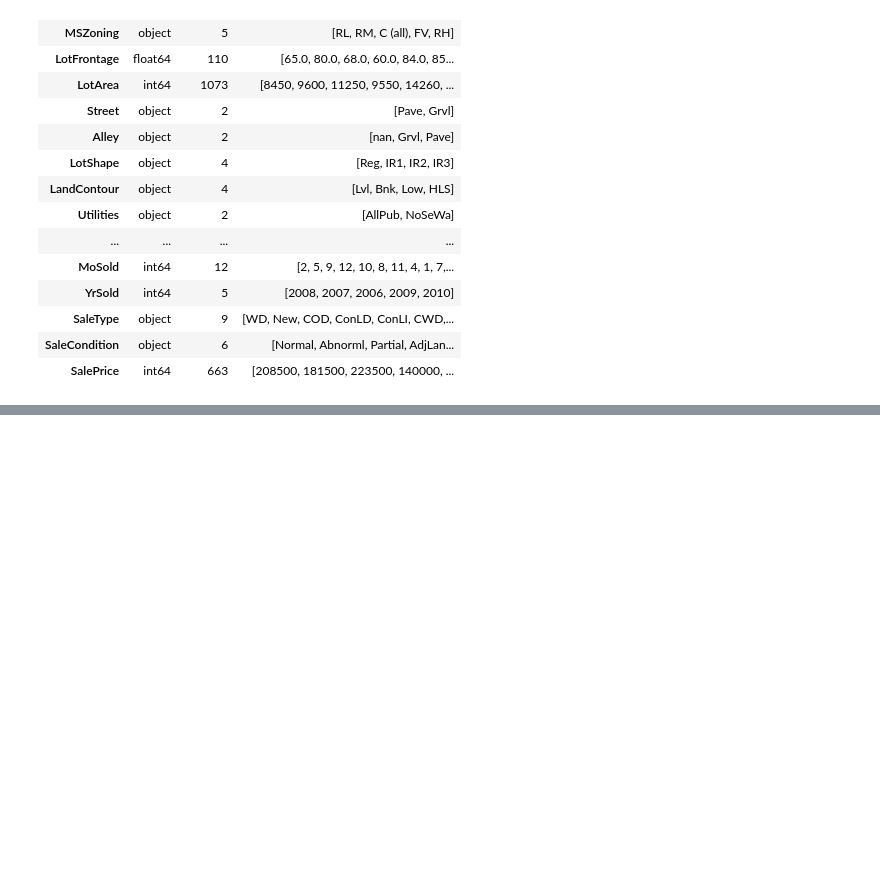
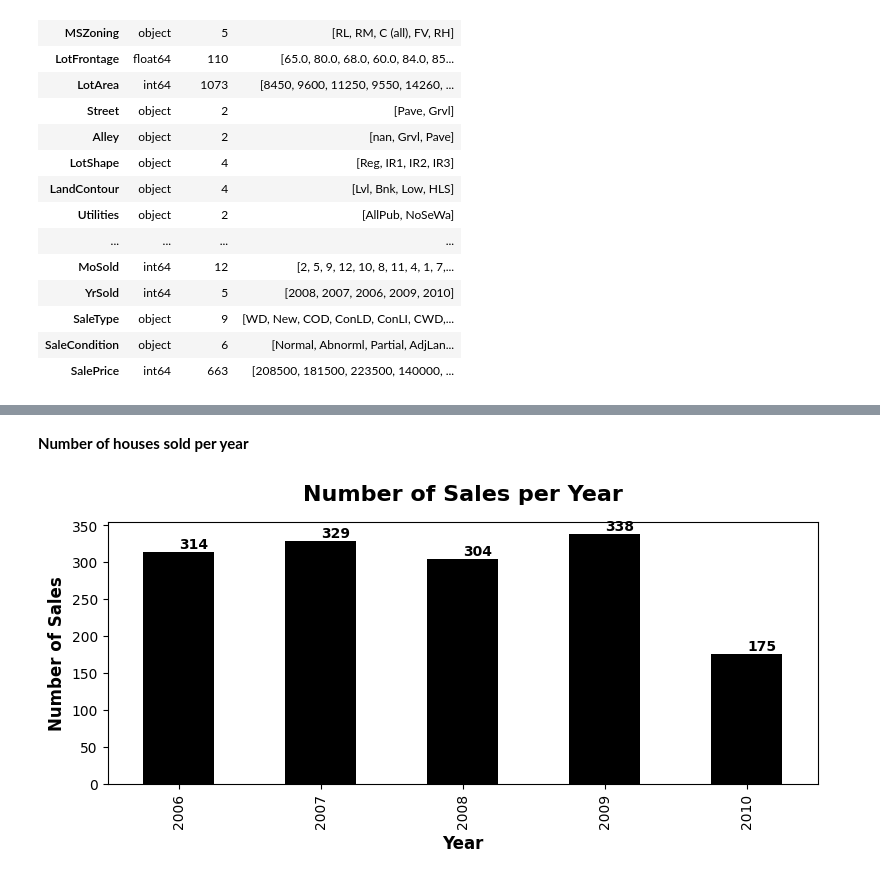
Before and after one commit to annugit1655/Real-Estate-Price-Prediction, a Jupyter notebook: Real-Estate-Price-Prediction/notebooks/eda-time-series.ipynb, the cells around one changed output, grey strips where cells are left out. Saved outputs shown, nothing was run; the diff lists cells and outputs as text; code cells hidden in the pictures; blank space fills up the shorter version.

```diff
--- a/Real-Estate-Price-Prediction/notebooks/eda-time-series.ipynb
+++ b/Real-Estate-Price-Prediction/notebooks/eda-time-series.ipynb
@@ -197,0 +209,23 @@ dtype_df
+# %% [markdown]
+**Number of houses sold per year**
+# %%
+# house sales volume by year will consider feature `YrSold` and aggregate data on this
+new_df = df_train.copy()
+
+sales_volume = new_df.groupby(['YrSold']).size()
+
+# Visualize by bar chart
+sales_volume.plot(kind='bar', color="k", figsize=(8, 4))
+# Annotate the text
+for i, v in enumerate(sales_volume):
+    plt.text(i, v+5, f"{v}", fontsize=10, fontweight='bold', color='k')
+
+
+plt.title("Number of Sales per Year", fontsize=16, fontweight='bold', y=1.05)
+plt.xlabel("Year", fontsize=12, fontweight='bold')
+plt.ylabel("Number of Sales", fontsize=12, fontweight='bold')
+
+plt.tight_layout()
+plt.show()
+# %% [output]
+[figure, added]
```
Also changed, not shown: parts of 10 cells of this notebook, 1 other file.
